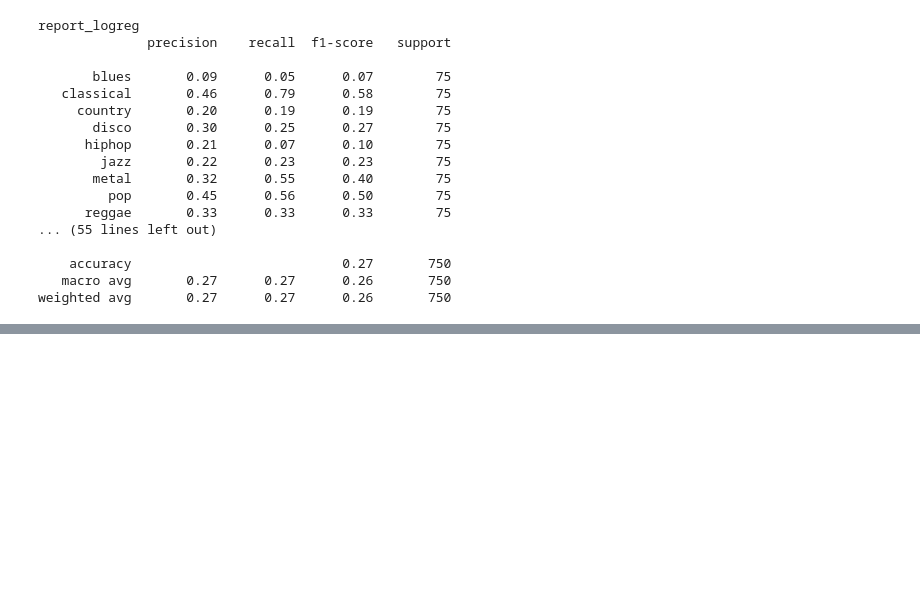
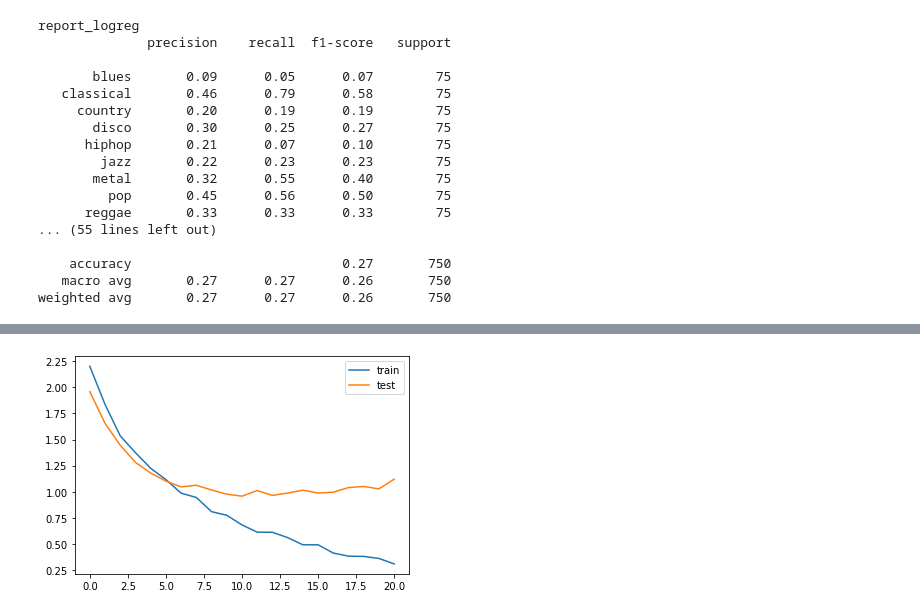
Before and after one commit to ppaszko/um_project, a Jupyter notebook: um_draft.ipynb, the cells around one changed output, grey strips where cells are left out. Saved outputs shown, nothing was run; the diff lists cells and outputs as text; code cells hidden in the pictures; blank space fills up the shorter version.

Commit message:
Temp CNN - only accuracy metrics

```diff
--- a/um_draft.ipynb
+++ b/um_draft.ipynb
@@ -211,0 +307,23 @@ weighted avg       0.27      0.27      0.26       750
+# %%
+# CNN
+from keras.models import Sequential
+from keras.layers import Dense, Activation, Dropout
+from keras.callbacks import EarlyStopping, ModelCheckpoint
+
+model = Sequential()
+
+model.add(Dense(512,input_shape=(X_train.shape[1],),activation='relu'))
+model.add(Dropout(0.2))
+
+model.add(Dense(256,activation='relu'))
+model.add(Dropout(0.2))
+
+model.add(Dense(128,activation='relu'))
+model.add(Dropout(0.2))
+
+model.add(Dense(64,activation='relu'))
+model.add(Dropout(0.2))
+
+model.add(Dense(10,activation='softmax'))
+
+model.summary()
@@ -211,0 +348,10 @@ weighted avg       0.27      0.27      0.26       750
+# %%
+model.compile(
+    loss='sparse_categorical_crossentropy',
+    optimizer='adam',
+    metrics=['accuracy'])
+# %%
+earlystop = EarlyStopping(monitor='val_loss',mode='min',verbose=1,patience=10,min_delta=0.0001)
+modelcheck = ModelCheckpoint('best_model.hdf5',monitor='val_accuracy',verbose=1,save_best_only=True,mode='max')
+# %%
+history = model.fit(X_train,Y_train, validation_data=(x_test,y_test), epochs=600, callbacks=[earlystop,modelcheck], batch_size=128)
@@ -211,0 +376,8 @@ weighted avg       0.27      0.27      0.26       750
+# %%
+from matplotlib import pyplot
+pyplot.plot(history.history['loss'], label='train')
+pyplot.plot(history.history['val_loss'], label='test')
+pyplot.legend()
+pyplot.show()
+# %% [output]
+[figure, added]
```
Also changed, not shown: parts of 31 cells of this notebook.
